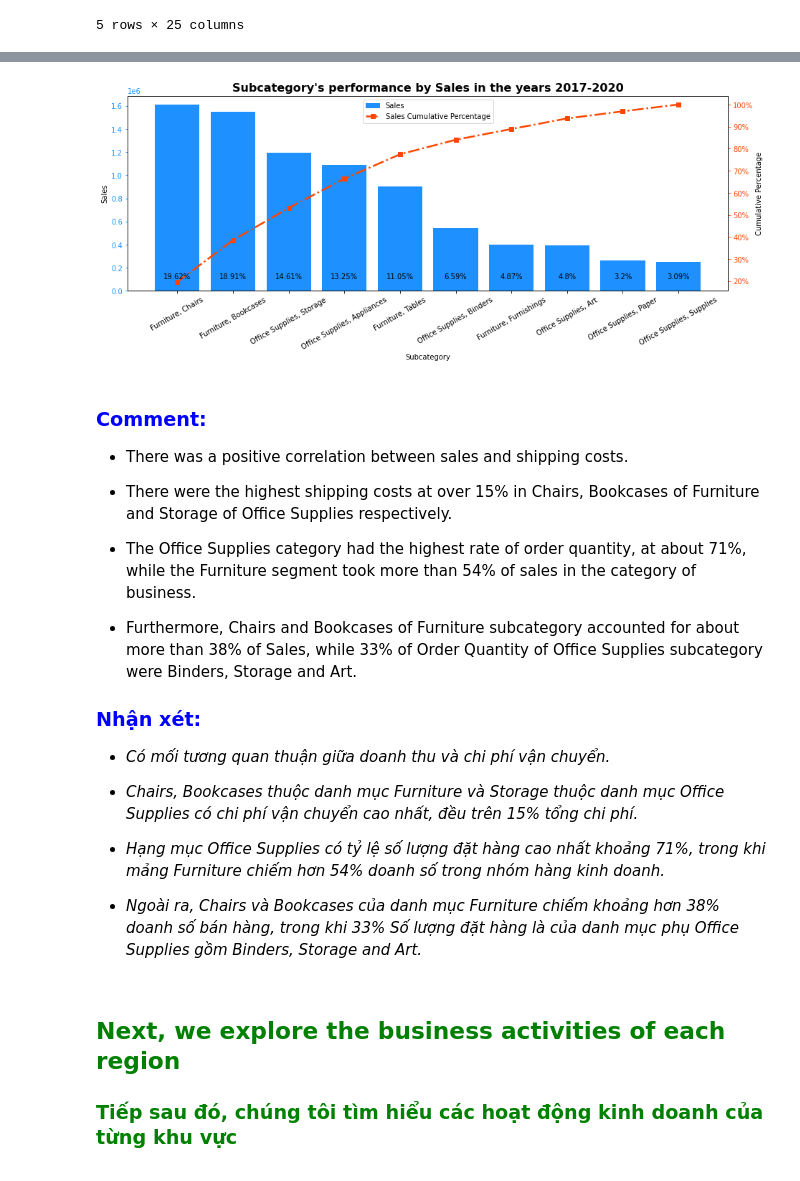
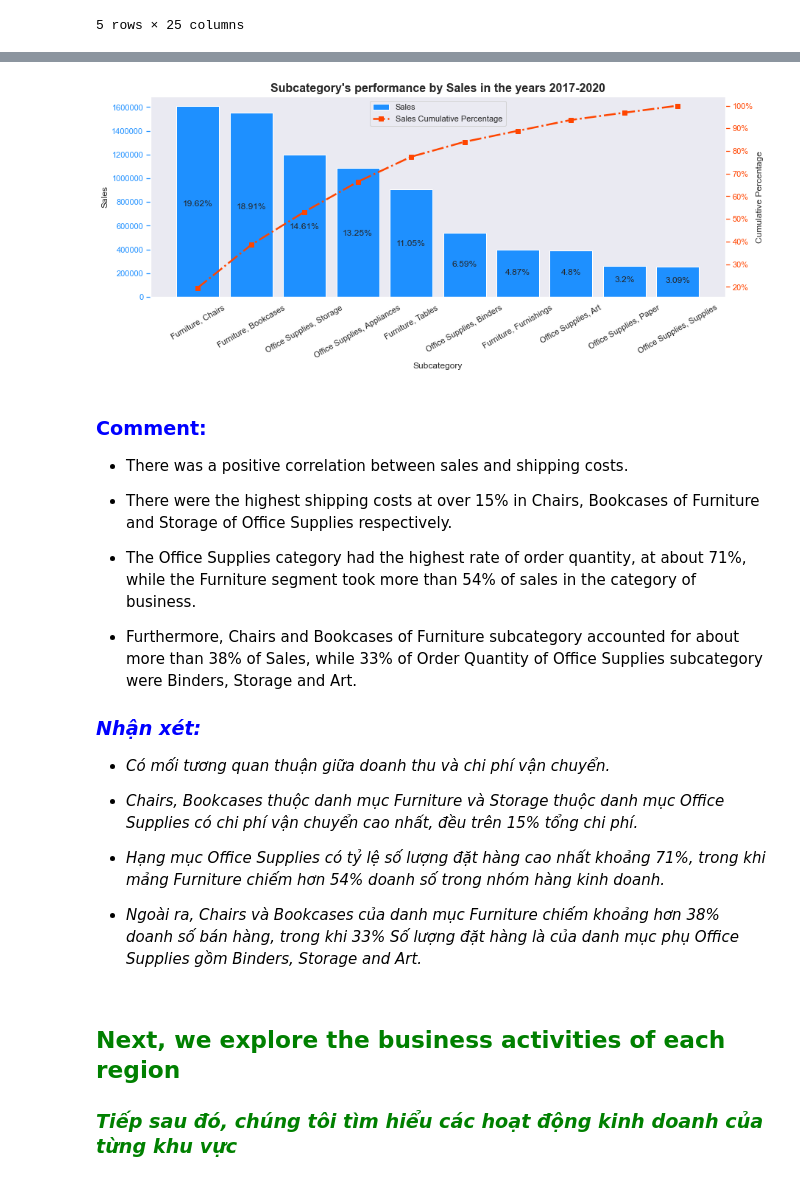
Before and after one commit to KennyHuynh1909/Python-mini-project--Furniture_Sales_and_customer, a Jupyter notebook: mini project.ipynb, the cells around one changed output, grey strips where cells are left out. Cells and saved outputs as stored; diff of their text form; code cells hidden in the pictures.

```diff
--- a/mini project.ipynb
+++ b/mini project.ipynb
@@ -304,15 +301,18 @@ SubcatQty = round(data_mix.groupby(['CatSub']).agg({'ShippingCost': sum, 'Sales'
 #sort DataFrame by count descending
 SubcatQty = SubcatQty.sort_values('ShippingCost', ascending=False)
 SubcatQty['percShip'] = round(SubcatQty['ShippingCost']/SubcatQty['ShippingCost'].sum()*100, 2)
+
 #create basic bar plot
 bar=ax.bar(SubcatQty.index, SubcatQty['ShippingCost'], color='#808000', label = 'Shipping Cost')
-ax.tick_params(axis='x', rotation = 30)
+ax.grid(False)   #hide the grid bar
+ax.tick_params(axis='x', rotation = 30)    #rotate the tick label
+
 #get the content of the bar
 for i, p in enumerate(bar):
     x,y = p.get_xy()
     width = p.get_width()
     height = p.get_height()
-    plt.text(x=x+width/2,y=height,s=str(SubcatQty['percShip'][SubcatQty.index[i]])+'%', ha='center')
+    plt.text(x=x+width/2,y=height/2.2,s=str(SubcatQty['percShip'][SubcatQty.index[i]])+'%', ha='center')   #set location text on bar
 
 #specify axis colors
 ax.tick_params(axis='y', colors='#4682B4')
@@ -320,7 +320,7 @@ ax.tick_params(axis='y', colors='#4682B4')
 #specify the axis content
 ax.set_ylabel('Shipping Cost')
 ax.set_xlabel("Subcategory")
-plt.title("Subcategory performance by Shipping Cost of the year 2017-2020",size=16, weight='bold')
+plt.title("Subcategory performance by Shipping Cost in the years 2017-2020",size=16, weight='bold')
 
 plt.show()
 # %% [output]
@@ -330,7 +330,7 @@ plt.show()
 from matplotlib.ticker import PercentFormatter
 
 #create figure objects and axis
-fig = plt.figure(figsize=(15,5))
+fig = plt.figure(figsize=(14,5))
 ax = fig.add_subplot(111)
 ax2 = ax.twinx()
 
@@ -346,18 +346,22 @@ SubcatQty['cumpercOrder'] = round(SubcatQty['OrderQuantity'].cumsum()/SubcatQty[
 SubcatQty['percOrder'] = round(SubcatQty['OrderQuantity']/SubcatQty['OrderQuantity'].sum()*100,2)
 
 #create basic bar plot
-bar=ax.bar(SubcatQty.index, SubcatQty['OrderQuantity'], color='#4682B4', label = 'Order Quantity')
-ax.tick_params(axis='x', rotation = 30)
+bar=ax.bar(SubcatQty.index, SubcatQty['OrderQuantity'], color='#4682B4', label='Order Quantity')
+ax.grid(False)     #hide the grid bar
+ax.tick_params(axis='x', rotation = 30)   #rotate the tick label
+
 #get the content of the bar
 for i, p in enumerate(bar):
     x,y = p.get_xy()
     width = p.get_width()
     height = p.get_height()
-    plt.text(x=x+width/2,y=20,s=str(SubcatQty['percOrder'][SubcatQty.index[i]])+'%', ha='center')
+    ax.text(x=x+width/2,y=height,s=str(SubcatQty['percOrder'][SubcatQty.index[i]])+'%', ha='center')   #set location text on bar
 
 #add cumulative percentage line to plot
-line=ax2.plot(SubcatQty.index, SubcatQty['cumpercOrder'], color='#FF4500', linewidth=2.5, marker="o", ls='--',label = 'Order Cumulative Percentage')
+line=ax2.plot(SubcatQty.index, SubcatQty['cumpercOrder'], color='#FF4500',
+              linewidth=2.5, marker="o", ls='--',label = 'Order Cumulative Percentage')
 ax2.yaxis.set_major_formatter(PercentFormatter())
+ax2.grid(False)     #hide the grid line
 
 #specify axis colors
 ax.tick_params(axis='y', colors='#4682B4')
@@ -380,6 +384,6 @@ plt.show()
 # %%
 #create figure objects and axis
-fig = plt.figure(figsize=(15,5))
+fig = plt.figure(figsize=(14,5))
 ax = fig.add_subplot(111)
 ax2 = ax.twinx()
 
@@ -395,37 +399,42 @@ SubcatQty['cumpercSales'] = round(SubcatQty['Sales'].cumsum()/SubcatQty['Sales']
 SubcatQty['percSales'] = round(SubcatQty['Sales']/SubcatQty['Sales'].sum()*100,2)
 
 #create basic bar plot
 bar=ax.bar(SubcatQty.index, SubcatQty['Sales'], color='#1E90FF', label = 'Sales')
-ax.tick_params(axis='x', rotation = 30)
+ax.grid(False)    #hide the grid bar
+ax.ticklabel_format(axis='y', style='plain')
+ax.tick_params(axis='x', rotation = 30)  #rotate the tick label
+
 #get the content of the bar
 for i, p in enumerate(bar):
     x,y = p.get_xy()
     width = p.get_width()
     height = p.get_height()
-    plt.text(x=x+width/2,y=21,s=str(SubcatQty['percSales'][SubcatQty.index[i]])+'%', ha='center')
+    ax.text(x=x+width/2,y=height/2.1,s=str(SubcatQty['percSales'][SubcatQty.index[i]])+'%', ha='center')   #set location text on bar
 
 #add cumulative percentage line to plot
-ax2.plot(SubcatQty.index, SubcatQty['cumpercSales'], color='#FF4500', linewidth=2.5, marker="s", ls='-.',label = 'Sales Cumulative Percentage')
+ax2.plot(SubcatQty.index, SubcatQty['cumpercSales'], color='#FF4500',
+         linewidth=2.5, marker="s", ls='-.',label = 'Sales Cumulative Percentage')
+ax2.grid(False)    #hide the grid line
 ax2.yaxis.set_major_formatter(PercentFormatter())
 
 #specify axis colors
 ax.tick_params(axis='y', colors='#1E90FF')
 ax2.tick_params(axis='y', colors='#FF4500')
 
 #get the labels of the axis in the legend
 ax_bar, label = ax.get_legend_handles_labels()
 ax2_line, label2 = ax2.get_legend_handles_labels()
 ax2.legend(ax_bar + ax2_line, label + label2, loc= 'upper center')
 
 #specify the axis content
 ax.set_ylabel('Sales')
 ax2.set_ylabel('Cumulative Percentage')
 ax.set_xlabel("Subcategory")
 plt.title("Subcategory\'s performance by Sales in the years 2017-2020",size=16, weight='bold')
 
 plt.show()
 # %% [output]
-[figure, old version]
+[figure, new version]
 # %% [markdown]
 ### <span style="color: blue">Comment:</span>
 
@@ -438,7 +447,7 @@ plt.show()
 - Furthermore, Chairs and Bookcases of Furniture subcategory accounted for about more than 38% of Sales, while 33% of Order Quantity of Office Supplies subcategory were Binders, Storage and Art.
 
 
-### <span style="color: blue">Nhận xét:</span>
+### <span style="color: blue">*Nhận xét:*</span>
 
 - *Có mối tương quan thuận giữa doanh thu và chi phí vận chuyển.*
 
@@ -450,7 +459,7 @@ plt.show()
 # %% [markdown]
 ## <span style="color: green">Next, we explore the business activities of each region</span>
 
-### <span style="color: green">Tiếp sau đó, chúng tôi tìm hiểu các hoạt động kinh doanh của từng khu vực </span>
+### <span style="color: green">*Tiếp sau đó, chúng tôi tìm hiểu các hoạt động kinh doanh của từng khu vực* </span>
 # %%
 #create figure objects and axis
 fig = plt.figure(figsize=(15,5))
```
Also changed, not shown: parts of 26 cells of this notebook.
